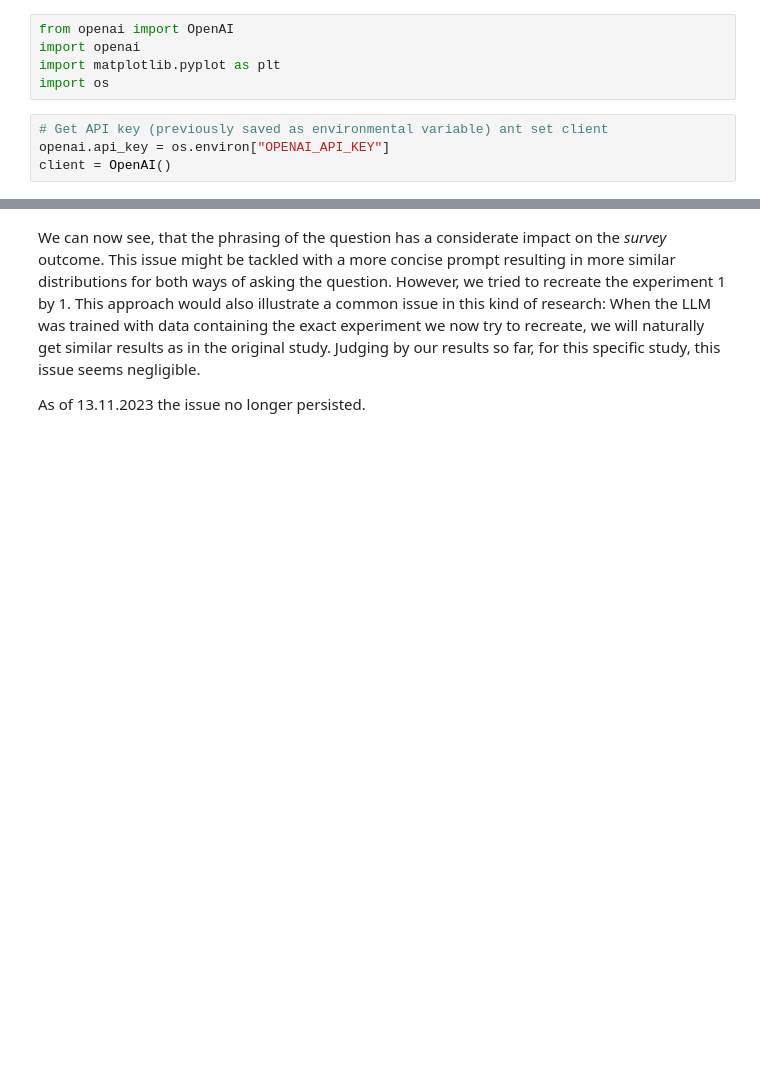
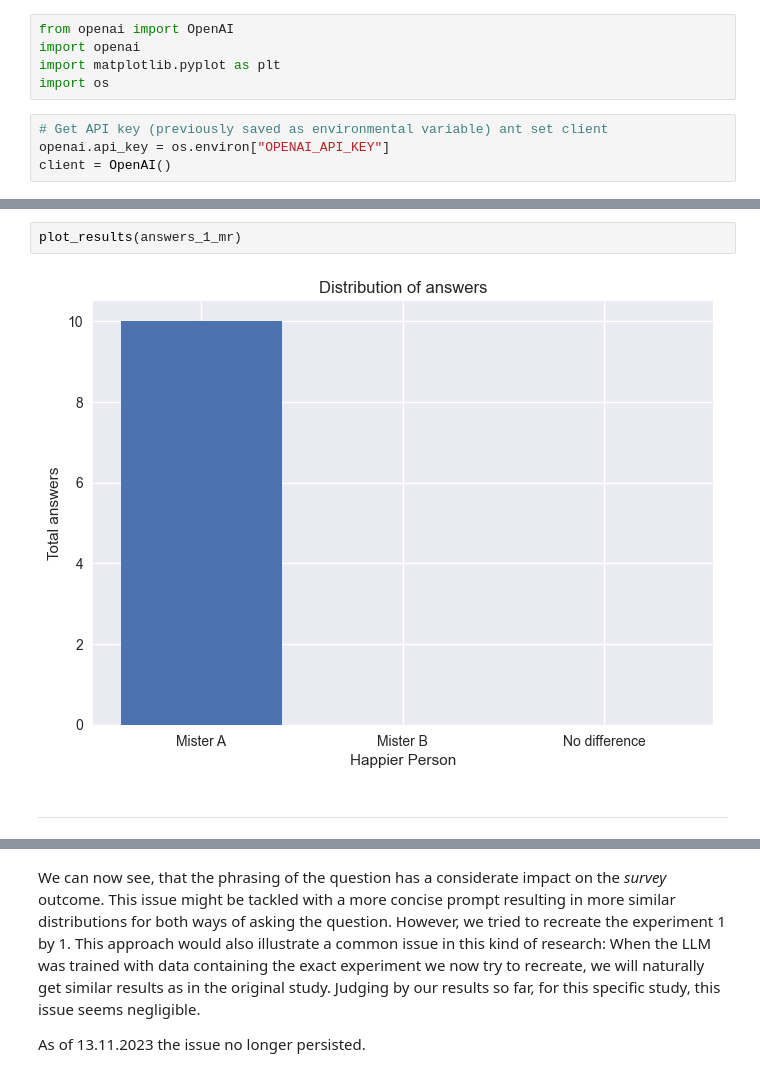
Before and after one commit to MariusDSPM/Data-Science-Project, a Jupyter notebook: Mental Accounting.ipynb, the cells around one changed output, grey strips where cells are left out. Cells and saved outputs as stored; diff of their text form; blank space fills up the shorter version.

```diff
--- a/Mental Accounting.ipynb
+++ b/Mental Accounting.ipynb
@@ -318,0 +115,6 @@ plt.show()
+# %%
+plot_results(answers_1_mr)
+# %% [output]
+[figure, added]
+# %% [markdown]
+----------------------------------
```
Also changed, not shown: parts of 83 cells of this notebook.
